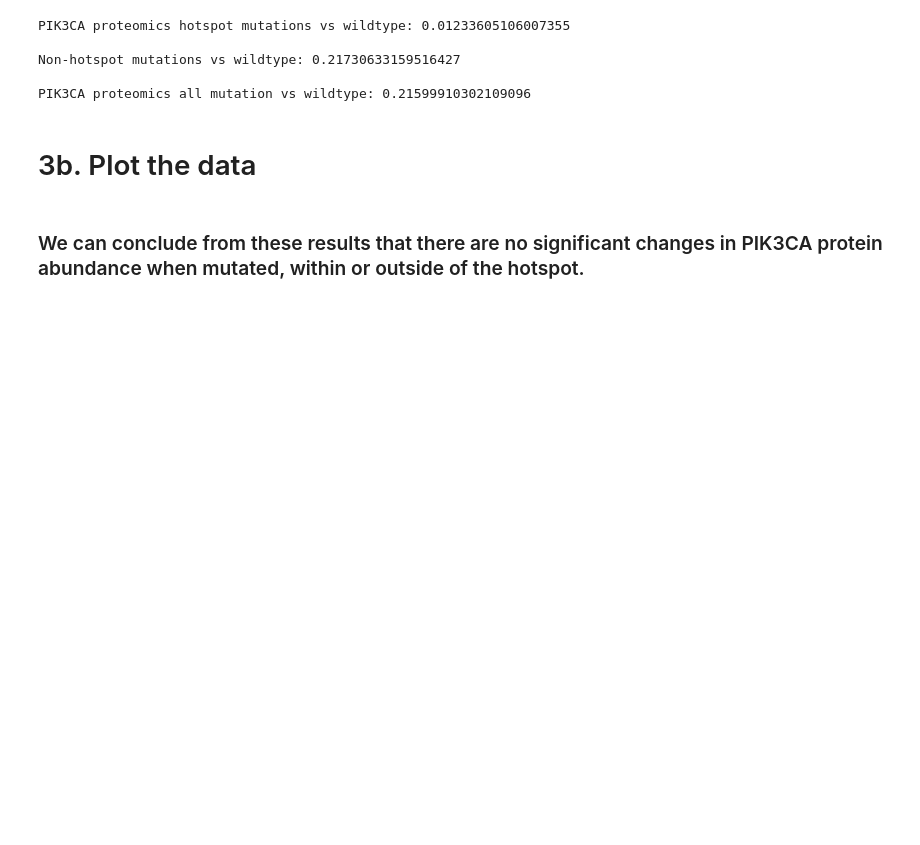
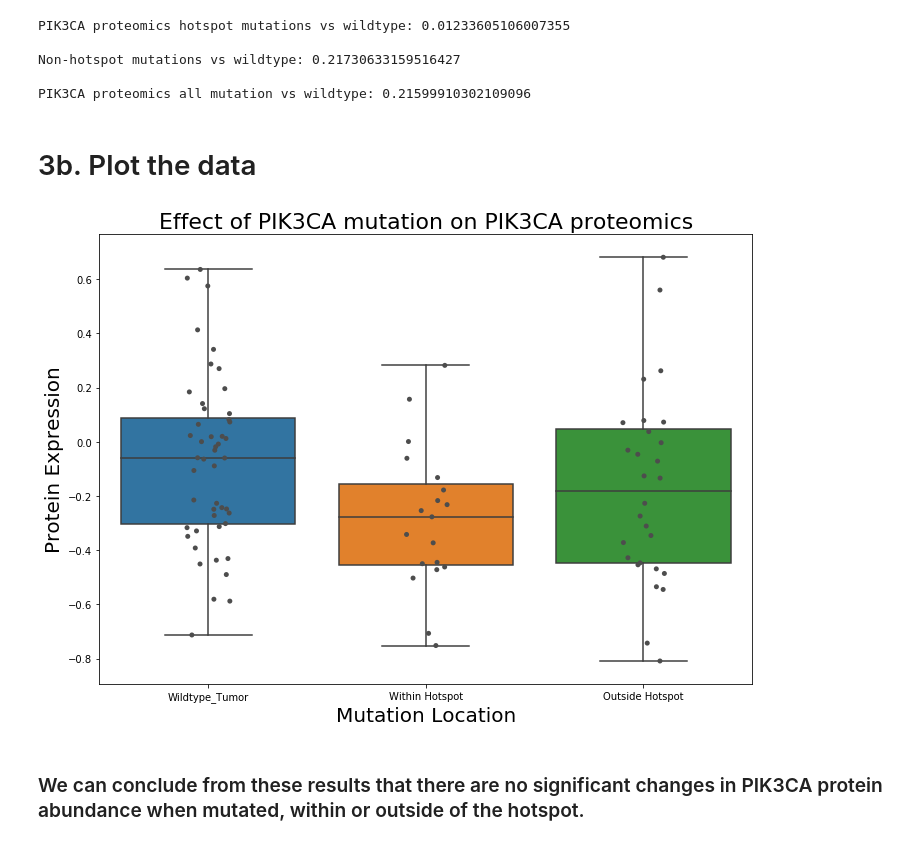
Before and after one commit to PayneLab/UCEC-clinical-stat-analysis, a Jupyter notebook: PIK3CA_Final_Story/1_PIK3CA_Cis.ipynb, the cells around one changed output. Saved outputs shown, nothing was run; the diff lists cells and outputs as text; code cells hidden in the pictures; blank space fills up the shorter version.

```diff
--- a/PIK3CA_Final_Story/1_PIK3CA_Cis.ipynb
+++ b/PIK3CA_Final_Story/1_PIK3CA_Cis.ipynb
@@ -136,12 +118,14 @@ PIK3CA proteomics all mutation vs wildtype: 0.21599910302109096
 # %%
 a4_dims = (11.7, 8.27)
 fig, ax = plt.subplots(figsize = a4_dims)
-boxplt = sns.boxplot(data = p110_mutations_protein, x = 'Within_Hotspot', order = ['Wildtype', 'Within Hotspot', 'Outside Hotspot'], y = protein, ax = ax)
-boxplt = sns.stripplot(data = p110_mutations_protein, x = 'Within_Hotspot', y = protein, order = ['Wildtype', 'Within Hotspot', 'Outside Hotspot'], jitter = True, color = '.3')
+boxplt = sns.boxplot(data = p110_mutations_protein, x = 'Within_Hotspot', order = ['Wildtype_Tumor', 'Within Hotspot', 'Outside Hotspot'], y = protein, ax = ax)
+boxplt = sns.stripplot(data = p110_mutations_protein, x = 'Within_Hotspot', y = protein, order = ['Wildtype_Tumor', 'Within Hotspot', 'Outside Hotspot'], jitter = True, color = '.3')
 boxplt.set_xlabel('Mutation Location', fontsize='20')
 boxplt.set_ylabel('Protein Expression', fontsize='20')
 boxplt.set_title("Effect of " + gene + " mutation on " + protein + " proteomics", fontsize='22')
 plt.show()
+# %% [output]
+[figure, added]
 # %% [markdown]
 ### We can conclude from these results that there are no significant changes in PIK3CA protein abundance when mutated, within or outside of the hotspot.
 # %% [markdown]
```
Also changed, not shown: parts of 3 cells of this notebook.
